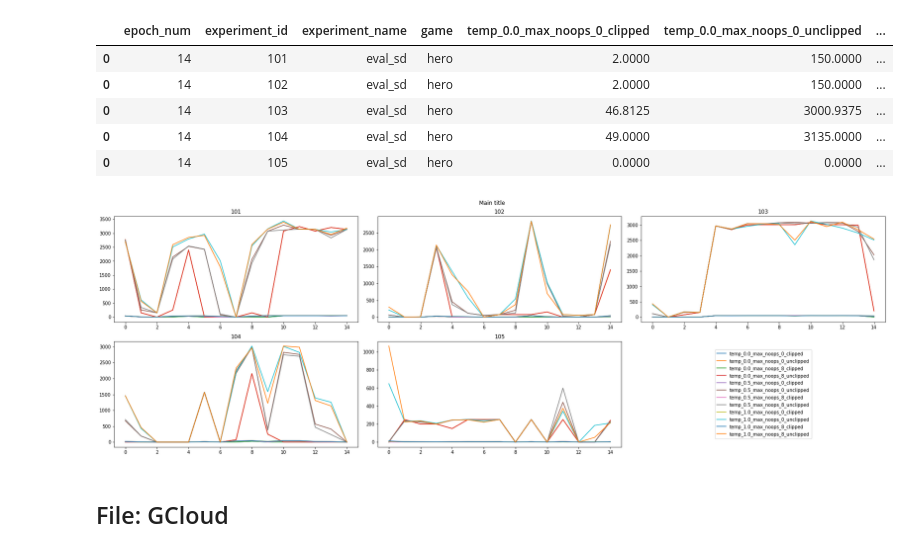
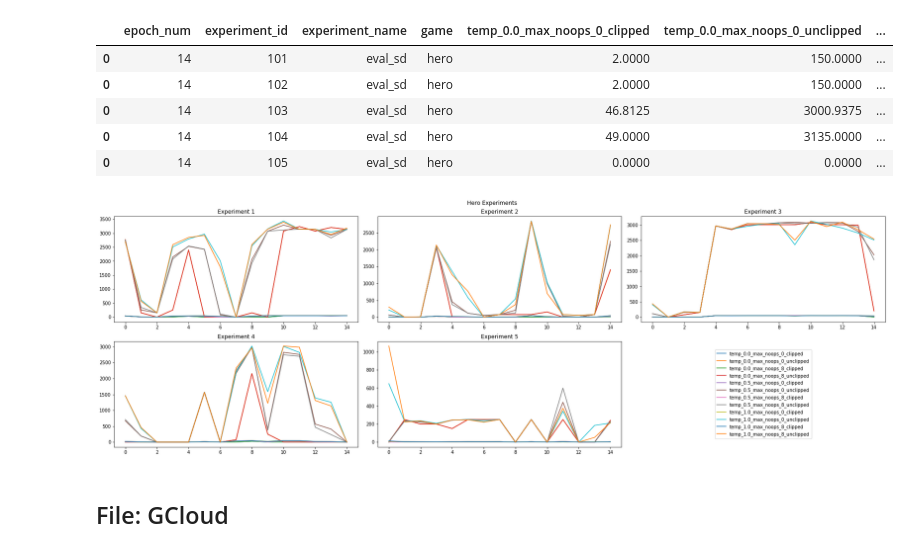
Before and after one commit to dakaun/worldmodel, a Jupyter notebook: tensor2tensor/tensor2tensor/rl/read_experiments/read_experiments.ipynb, the cells around one changed output. Drawn from its saved outputs; the diff is of its cells as text; code cells hidden in the pictures.

```diff
--- a/tensor2tensor/tensor2tensor/rl/read_experiments/read_experiments.ipynb
+++ b/tensor2tensor/tensor2tensor/rl/read_experiments/read_experiments.ipynb
@@ -41,13 +41,13 @@ pong_exp = pong_exp.drop('game', 1)
 #          'text.latex.unicode': True}
 #plt.rcParams.update(params)
 # %%
-plt.rc('font',**{'family':'sans-serif','sans-serif':['Helvetica']})
-plt.rc('text', usetex=True)
+#plt.rc('font',**{'family':'sans-serif','sans-serif':['Helvetica']})
+#plt.rc('text', usetex=True)
 # %%
 #plt.rc('font',**{'family':'sans-serif','sans-serif':['Helvetica']})
 # %%
-plt.rc('text', usetex=True)
-plt.rc('font', family='serif')
+#plt.rc('text', usetex=True)
+#plt.rc('font', family='serif')
 
 f, ax = plt.subplots(2,3,figsize = (16,7))
 #title = f.suptitle('BIG TITLE')
@@ -72,7 +72,7 @@ for i, axis in enumerate(ax.ravel()):
         axis.plot(pong_exp_allepoch['epoch_num'], pong_exp_allepoch['temp_1.0_max_noops_0_unclipped'], label=r'temp_1.0_max_noops_0_unclipped')
         axis.plot(pong_exp_allepoch['epoch_num'], pong_exp_allepoch['temp_1.0_max_noops_8_clipped'], label='rtemp_1.0_max_noops_8_clipped')
         axis.plot(pong_exp_allepoch['epoch_num'], pong_exp_allepoch['temp_1.0_max_noops_8_unclipped'], label=r'temp_1.0_max_noops_8_unclipped')
-        exp_title = r'$Experiment $'
+        exp_title = f'Experiment {(i+1)}'
         axis.set_title(exp_title)
     else:
         axis.set_axis_off()
@@ -120,36 +112,36 @@ f, ax = plt.subplots(2,3,figsize = (24,8))
 handles, labels = (0, 0)
 for i, axis in enumerate(ax.ravel()):
     index = 101 + i
     hero_exp_allepoch = hero_exp[hero_exp['experiment_id'] == index][-15:]
     #plt.subplot(6,3,(i+1))
     if i!= 5:
         axis.plot(hero_exp_allepoch['epoch_num'], hero_exp_allepoch['temp_0.0_max_noops_0_clipped'], label='temp_0.0_max_noops_0_clipped')
         axis.plot(hero_exp_allepoch['epoch_num'], hero_exp_allepoch['temp_0.0_max_noops_0_unclipped'], label='temp_0.0_max_noops_0_unclipped')
         axis.plot(hero_exp_allepoch['epoch_num'], hero_exp_allepoch['temp_0.0_max_noops_8_clipped'], label='temp_0.0_max_noops_8_clipped')
         axis.plot(hero_exp_allepoch['epoch_num'], hero_exp_allepoch['temp_0.0_max_noops_8_unclipped'], label='temp_0.0_max_noops_8_unclipped')
         axis.plot(hero_exp_allepoch['epoch_num'], hero_exp_allepoch['temp_0.5_max_noops_0_clipped'], label='temp_0.5_max_noops_0_clipped')
         axis.plot(hero_exp_allepoch['epoch_num'], hero_exp_allepoch['temp_0.5_max_noops_0_unclipped'], label='temp_0.5_max_noops_0_unclipped')
         axis.plot(hero_exp_allepoch['epoch_num'], hero_exp_allepoch['temp_0.5_max_noops_8_clipped'], label='temp_0.5_max_noops_8_clipped')
         axis.plot(hero_exp_allepoch['epoch_num'], hero_exp_allepoch['temp_0.5_max_noops_8_unclipped'], label='temp_0.5_max_noops_8_unclipped')
         axis.plot(hero_exp_allepoch['epoch_num'], hero_exp_allepoch['temp_1.0_max_noops_0_clipped'], label='temp_1.0_max_noops_0_clipped')
         axis.plot(hero_exp_allepoch['epoch_num'], hero_exp_allepoch['temp_1.0_max_noops_0_unclipped'], label='temp_1.0_max_noops_0_unclipped')
         axis.plot(hero_exp_allepoch['epoch_num'], hero_exp_allepoch['temp_1.0_max_noops_8_clipped'], label='temp_1.0_max_noops_8_clipped')
         axis.plot(hero_exp_allepoch['epoch_num'], hero_exp_allepoch['temp_1.0_max_noops_8_unclipped'], label='temp_1.0_max_noops_8_unclipped')
-        axis.set_title(index)
+        axis.set_title(f'Experiment {(i+1)}')
     else:
         axis.set_axis_off()
         legend = axis.legend(handles, labels,loc='center')
     if i==4:
         handles, labels = axis.get_legend_handles_labels()
 
 #plt.legend(bbox_to_anchor=(1.05, 0.5), loc='center left')
 plt.tight_layout()
-f.suptitle('Main title')
+f.suptitle('Hero Experiments')
 #title.set_y(0.95)
 f.subplots_adjust(top=0.92)
 plt.show()
 # %% [output]
-[figure, old version]
+[figure, new version]
 # %% [markdown]
 ## File: GCloud
 # %% [markdown]
```
Also changed, not shown: parts of 10 cells of this notebook.
